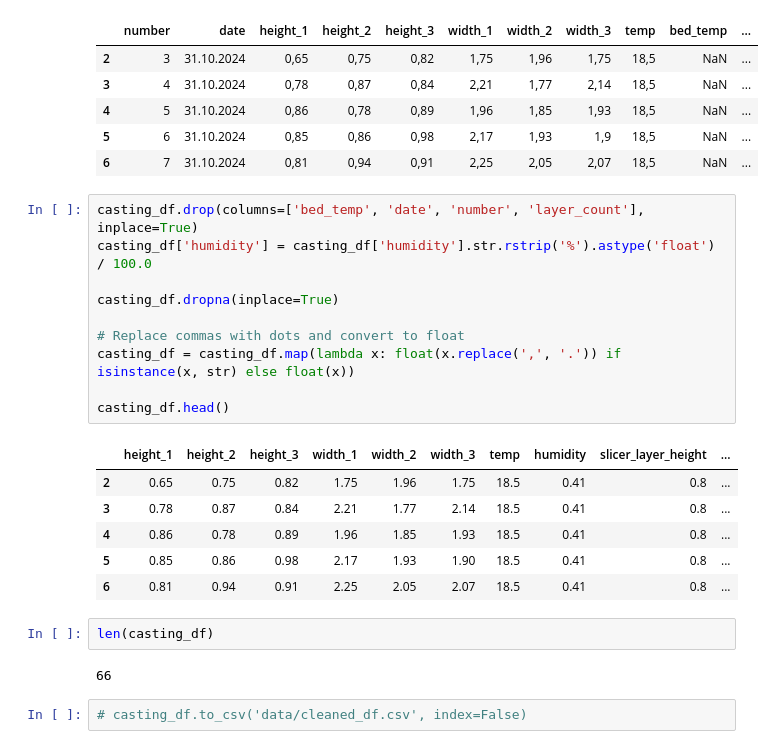
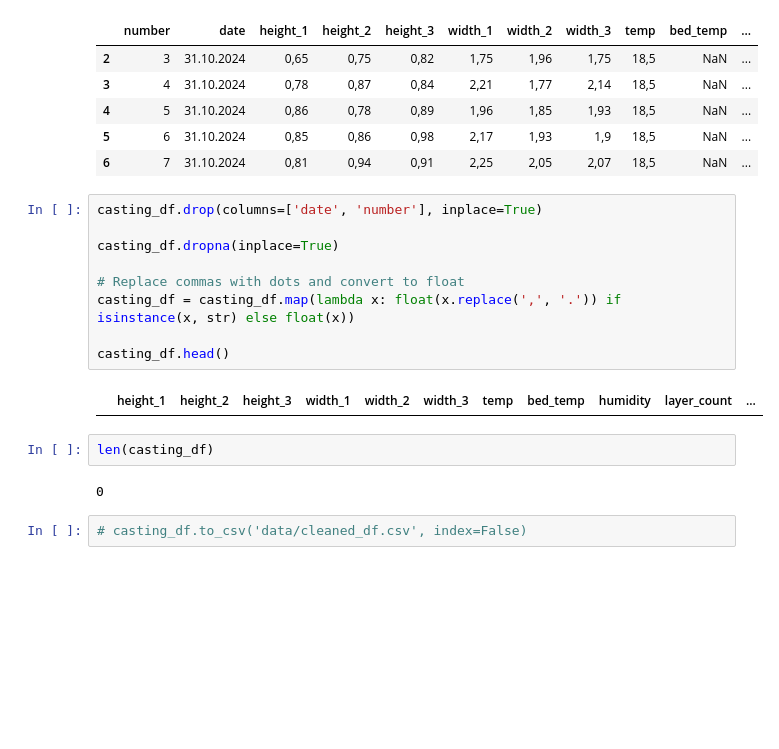
Before and after one commit to matsimlab/robocasting-ml, a Jupyter notebook: analysis.ipynb, the cells around one changed output. Saved outputs shown, nothing was run; the diff lists cells and outputs as text; blank space fills up the shorter version.

```diff
--- a/analysis.ipynb
+++ b/analysis.ipynb
@@ -17,26 +17,20 @@ casting_df.head()
 | 5 | 6 | 31.10.2024 | 0,85 | 0,86 | 0,98 | 2,17 | 1,93 | 1,9 | 18,5 | NaN | ... |
 | 6 | 7 | 31.10.2024 | 0,81 | 0,94 | 0,91 | 2,25 | 2,05 | 2,07 | 18,5 | NaN | ... |
 # %%
-casting_df.drop(columns=['bed_temp', 'date', 'number', 'layer_count'], inplace=True)
-casting_df['humidity'] = casting_df['humidity'].str.rstrip('%').astype('float') / 100.0
+casting_df.drop(columns=['date', 'number'], inplace=True)
 
 casting_df.dropna(inplace=True)
 
 # Replace commas with dots and convert to float
 casting_df = casting_df.map(lambda x: float(x.replace(',', '.')) if isinstance(x, str) else float(x))
 
 casting_df.head()
 # %% [output]
-|  | height_1 | height_2 | height_3 | width_1 | width_2 | width_3 | temp | humidity | slicer_layer_height | ... |
-| 2 | 0.65 | 0.75 | 0.82 | 1.75 | 1.96 | 1.75 | 18.5 | 0.41 | 0.8 | ... |
-| 3 | 0.78 | 0.87 | 0.84 | 2.21 | 1.77 | 2.14 | 18.5 | 0.41 | 0.8 | ... |
-| 4 | 0.86 | 0.78 | 0.89 | 1.96 | 1.85 | 1.93 | 18.5 | 0.41 | 0.8 | ... |
-| 5 | 0.85 | 0.86 | 0.98 | 2.17 | 1.93 | 1.90 | 18.5 | 0.41 | 0.8 | ... |
-| 6 | 0.81 | 0.94 | 0.91 | 2.25 | 2.05 | 2.07 | 18.5 | 0.41 | 0.8 | ... |
+|  | height_1 | height_2 | height_3 | width_1 | width_2 | width_3 | temp | bed_temp | humidity | layer_count | ... |
 # %%
 len(casting_df)
 # %% [output]
-66
+0
 # %%
 # casting_df.to_csv('data/cleaned_df.csv', index=False)
 # %%
```
Also changed, not shown: parts of 13 cells of this notebook, 4 other files.
